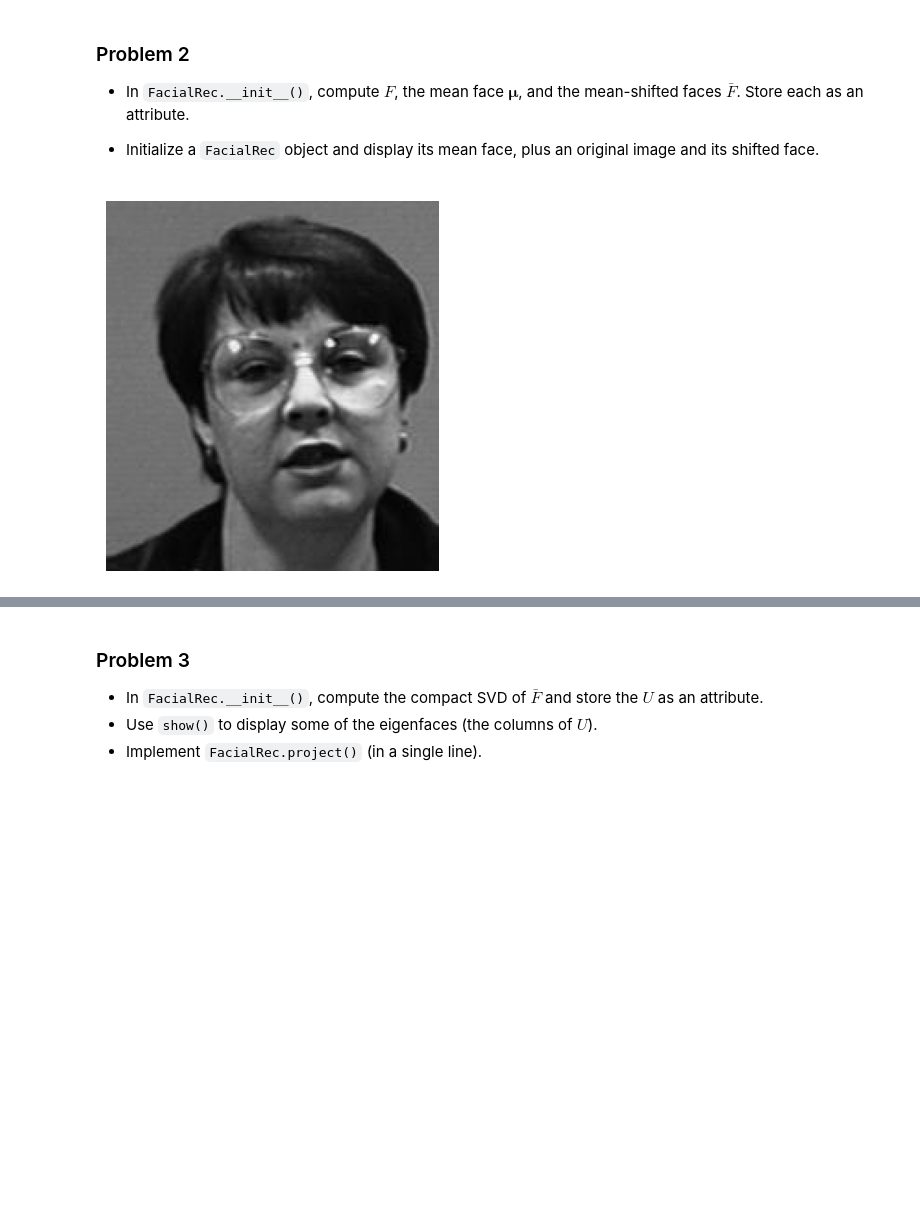
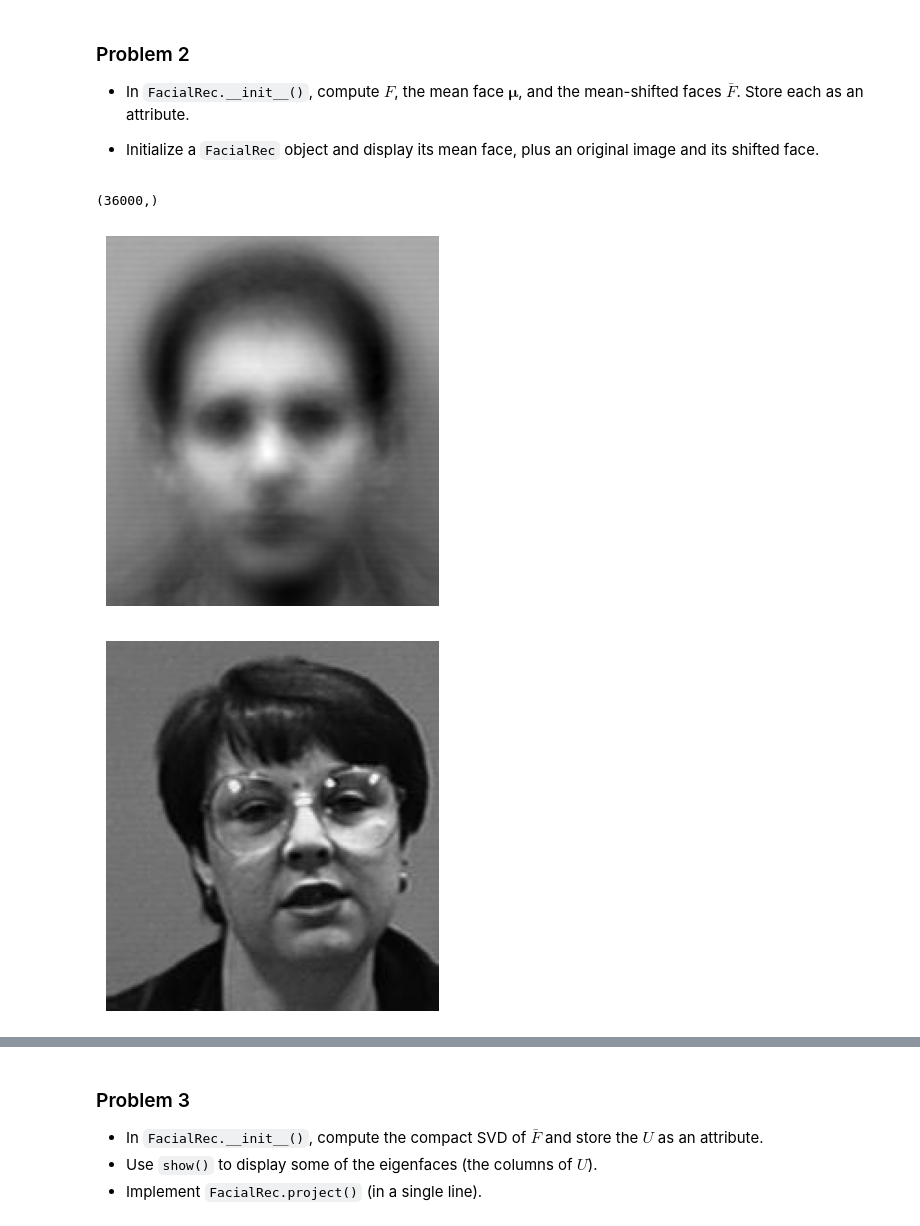
Before and after one commit to seyfdall/ACME_Volume_1, a Jupyter notebook: FacialRecognition/facial_recognition.ipynb, the cells around one changed output, grey strips where cells are left out. Saved outputs shown, nothing was run; the diff lists cells and outputs as text; code cells hidden in the pictures; blank space fills up the shorter version.

```diff
--- a/FacialRecognition/facial_recognition.ipynb
+++ b/FacialRecognition/facial_recognition.ipynb
@@ -101,9 +101,9 @@ class FacialRec(object):
         This is the main part of the computation.
         """
         self.F = get_faces(path)
-        self.mu = np.mean(self.F, axis=0)
+        self.mu = np.mean(self.F, axis=1)
         print(self.mu.shape)
-        self.F_bar = self.F - self.mu
+        self.F_bar = (self.F.T - self.mu).T
 
     # Problem 3
     def project(self, A, s):
@@ -154,6 +154,10 @@ Store each as an attribute.
 # %%
 rec = FacialRec()
 # show(rec.F[:,0])
+show(rec.mu)
 show(rec.F[:,0])
+show(rec.F_bar[:,0])
 # %% [output]
+(36000,)
-[figure, old version]
+[figure, new version]
+[figure, added]
```
Also changed, not shown: parts of 1 cell of this notebook.
